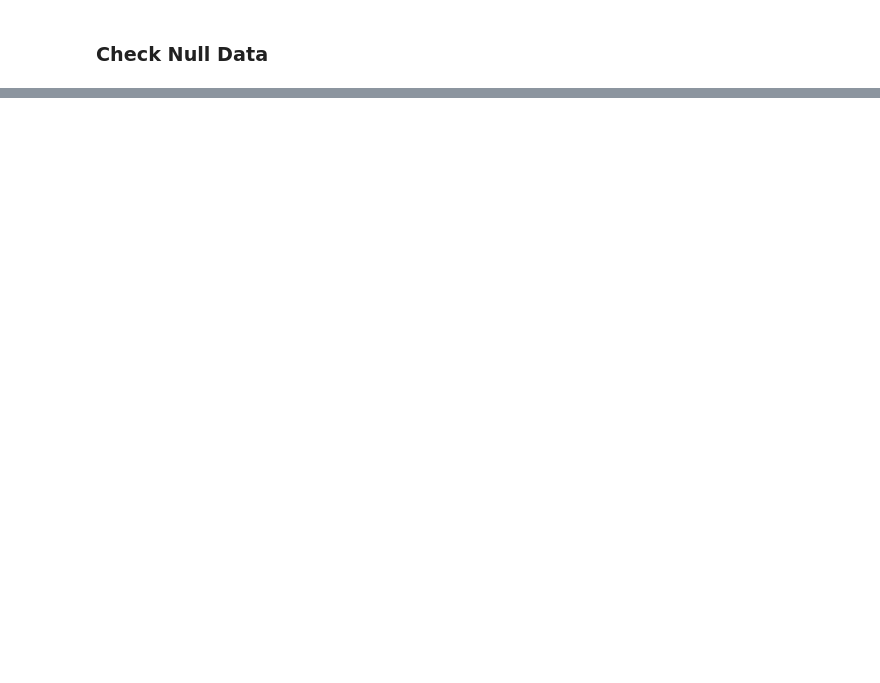
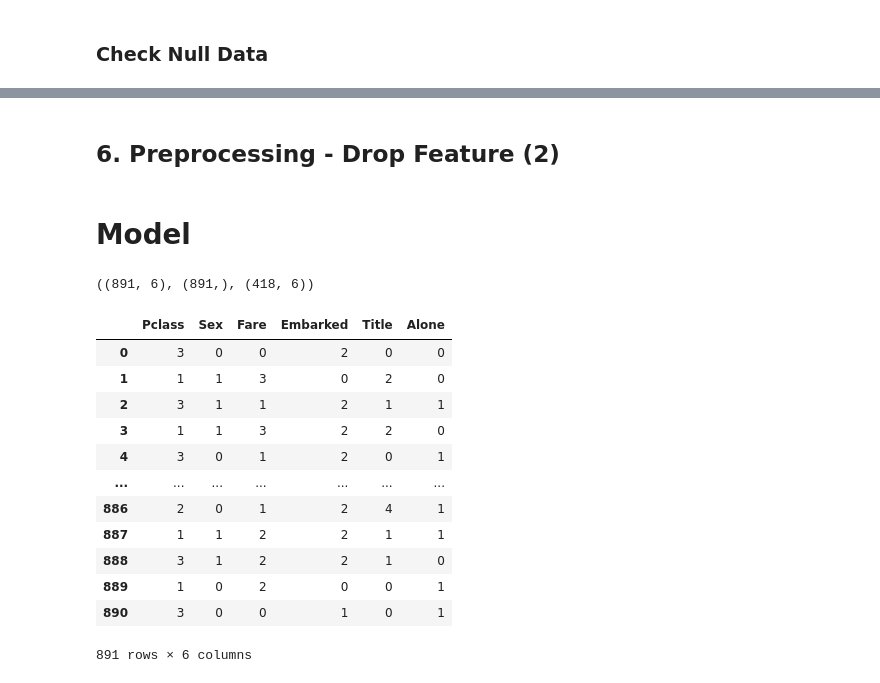
Before and after one commit to soominok/ml-tf-study, a Jupyter notebook: titanic/titanic_jupyter.ipynb, the cells around one changed output, grey strips where cells are left out. Drawn from its saved outputs; the diff is of its cells as text; code cells hidden in the pictures; blank space fills up the shorter version.

```diff
--- a/titanic/titanic_jupyter.ipynb
+++ b/titanic/titanic_jupyter.ipynb
@@ -199,0 +413,4 @@ test_df['Title'] = train_df['Name'].str.split(", ", expand=True)[1].str.split(".
+# %%
+embarked_mapping = {'C': 0, 'Q': 1, 'S': 2}
+train_df['Embarked'] = train_df['Embarked'].map(embarked_mapping)
+test_df['Embarked'] = test_df['Embarked'].map(embarked_mapping)
@@ -199,0 +428,5 @@ test_df['Title'] = train_df['Name'].str.split(", ", expand=True)[1].str.split(".
+# %%
+train_drop_column = ['Name', 'SibSp', 'Parch', 'Ticket', 'Cabin', 'AgeBin', 'FamilySize', 'FareBin']
+test_drop_column = ['Name', 'SibSp', 'Parch', 'Ticket', 'Cabin', 'FamilySize']
+train_df.drop(train_drop_column, axis = 1, inplace = True)
+test_df.drop(test_drop_column, axis = 1, inplace = True)
@@ -199,0 +441,33 @@ test_df['Title'] = train_df['Name'].str.split(", ", expand=True)[1].str.split(".
+# %% [markdown]
+## 6. Preprocessing - Drop Feature (2)
+# %%
+train_drop_column = ['Age']
+test_drop_column = ['Age']
+train_df.drop(train_drop_column, axis = 1, inplace = True)
+test_df.drop(test_drop_column, axis = 1, inplace = True)
+# %% [markdown]
+# Model
+# %%
+X_train = train_df.drop(['Survived', 'PassengerId'], axis = 1)
+y_train = train_df['Survived']
+X_test = test_df.drop('PassengerId', axis = 1)
+# %%
+X_train.shape, y_train.shape, X_test.shape
+# %% [output]
+((891, 6), (891,), (418, 6))
+# %%
+X_train
+# %% [output]
+|  | Pclass | Sex | Fare | Embarked | Title | Alone |
+| 0 | 3 | 0 | 0 | 2 | 0 | 0 |
+| 1 | 1 | 1 | 3 | 0 | 2 | 0 |
+| 2 | 3 | 1 | 1 | 2 | 1 | 1 |
+| 3 | 1 | 1 | 3 | 2 | 2 | 0 |
+| 4 | 3 | 0 | 1 | 2 | 0 | 1 |
+| ... | ... | ... | ... | ... | ... | ... |
+| 886 | 2 | 0 | 1 | 2 | 4 | 1 |
+| 887 | 1 | 1 | 2 | 2 | 1 | 1 |
+| 888 | 3 | 1 | 2 | 2 | 1 | 0 |
+| 889 | 1 | 0 | 2 | 0 | 0 | 1 |
+| 890 | 3 | 0 | 0 | 1 | 0 | 1 |
+891 rows × 6 columns
```
Also changed, not shown: parts of 70 cells of this notebook, 4 other files.
